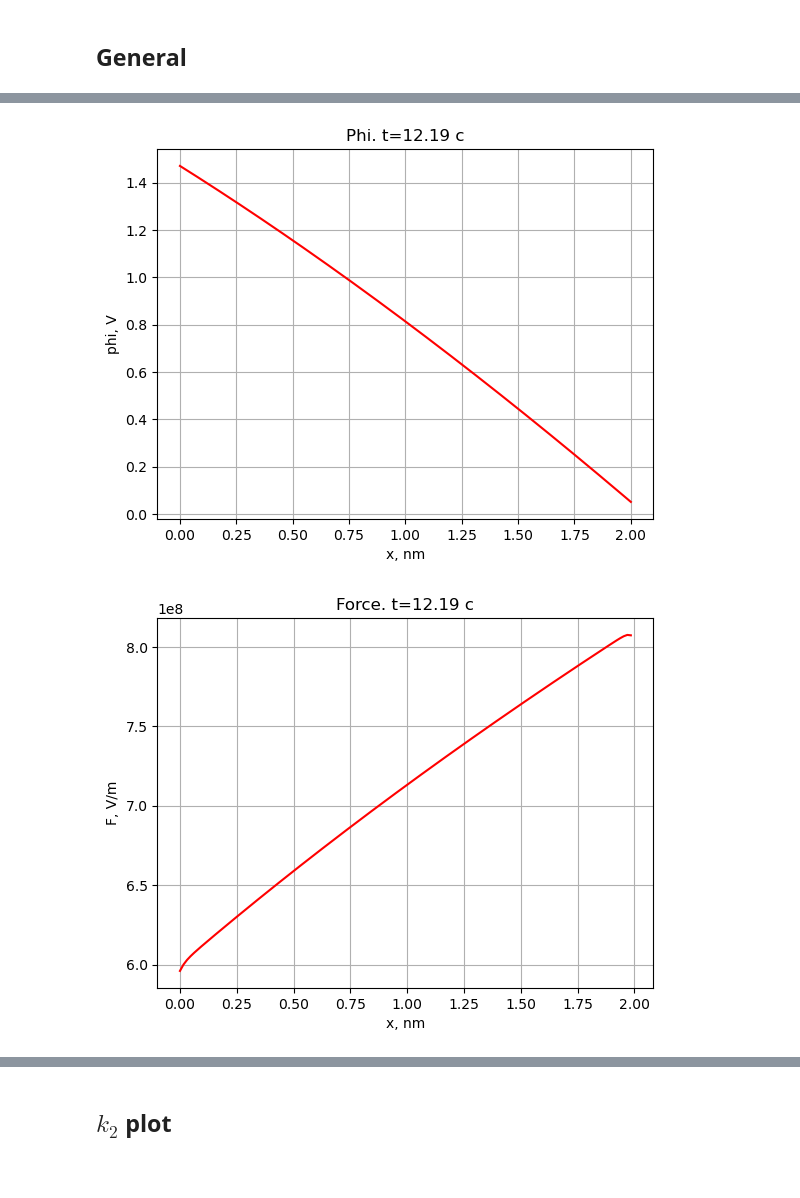
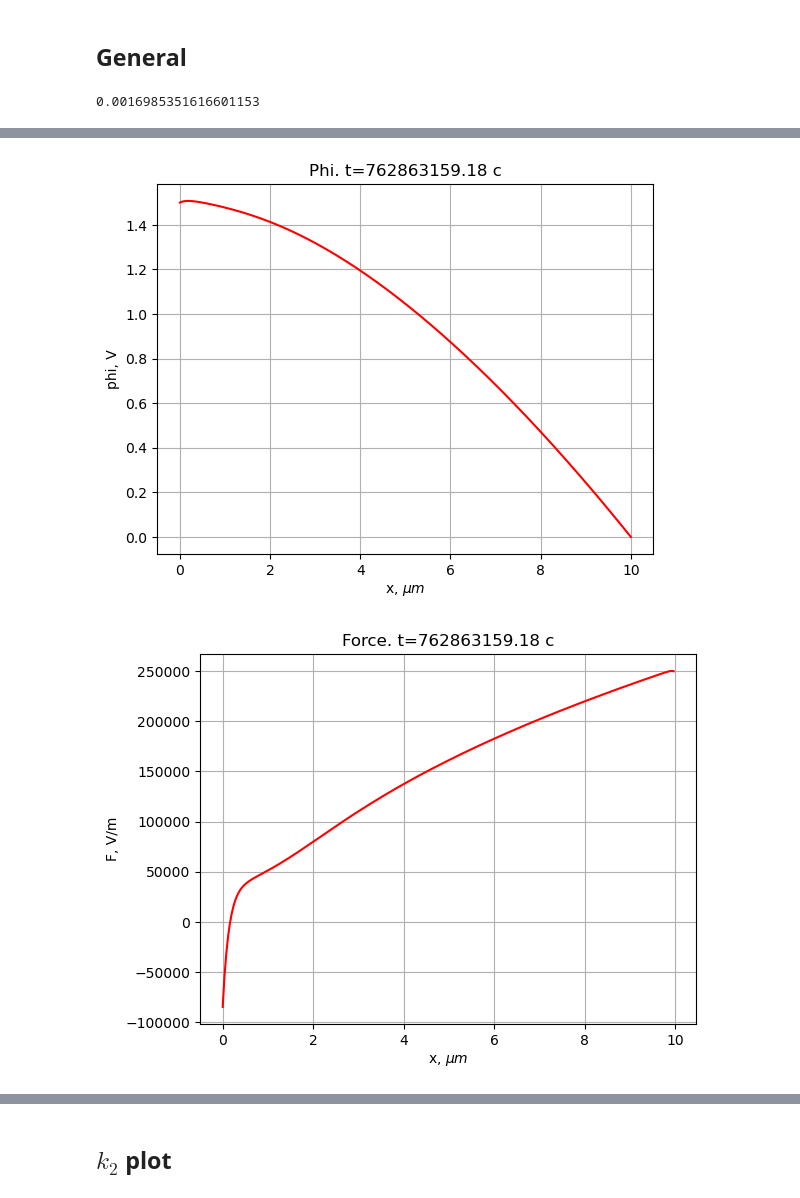
Before and after one commit to Oleg20502/OxideFilms, a Jupyter notebook: PyRPDM_2/Film_kol_1.ipynb, the cells around one changed output, grey strips where cells are left out. Saved outputs shown, nothing was run; the diff lists cells and outputs as text; code cells hidden in the pictures; blank space fills up the shorter version.

```diff
--- a/PyRPDM_2/Film_kol_1.ipynb
+++ b/PyRPDM_2/Film_kol_1.ipynb
@@ -75,10 +76,16 @@ params.x = x
 params.t = t
 params.n_save = n_save
 
-params.k1_0 = 5 * 10**(-8) / (A_J / A_C)   # reactive
-params.k2_0 = 7 * 10**(-8) / A_J
-params.k3_0 = 5 * 10**(-8) / A_J
-params.k4_0 = 5 * 10**(-8) / (A_J / A_C)    # reactive
+# params.k1_0 = 5 * 10**(-10) / (A_J / A_C)   # reactive
+# params.k2_0 = 0.996 * 2.874 * 10**(-10) / A_J
+# params.k3_0 = 0.9 * 2.874 * 10**(-10) / A_J
+# params.k4_0 = 5 * 10**(-10) / (A_J / A_C)    # reactive
+# params.k5 = 7.5
+
+params.k1_0 = 5 * 1000   # reactive
+params.k2_0 = 5 * 10
+params.k3_0 = 3.5 * 10
+params.k4_0 = 5 * 1000    # reactive
 params.k5 = 7.5
 
 params.z = [-2, 2]
@@ -96,10 +103,10 @@ params.eps_0 = 8.85 * 10**(-12)
 params.eps_f = 10
 params.eps_dl = 10
 params.eps_cdl = 78.5
-params.d_dl = 0.5 * 10**(-10) / A_L
-params.d_cdl = 1 * 10**(-10) / A_L
-params.an1 = 0.2
-params.an2 = 0.1
+params.d_dl = 0.5 * 10**(-9) / A_L
+params.d_cdl = 1 * 10**(-9) / A_L
+params.an1 = 0.2 * 10
+params.an2 = 0.1 * 10
 
 params.Ff = Ff
 params.R = R
@@ -191,30 +194,35 @@ Data_E = -(Data_phi[:, 1:] - Data_phi[:, :-1])/dx
 # Data_k2 = np.loadtxt(path+'/Data_k2.txt')
 # %%
 num = -1
-plt.plot(x*A_L/10**(-9), Data_C_MV[num]*A_C, 'r', label='MV')
-plt.plot(x*A_L/10**(-9), Data_C_OV[num]*A_C, 'b', label='OV')
+
+if num != 0 or num != 1:
+    print(np.linalg.norm(Data_C_MV[num-1] - Data_C_MV[num-2]))
+
+plt.plot(x*A_L/10**(-6), Data_C_MV[num], 'r', label='MV')
+plt.plot(x*A_L/10**(-6), Data_C_OV[num], 'b', label='OV')
 plt.title(f'Concentrations. t={t_data[num]*A_t:.2f} c')
 plt.legend()
-plt.xlabel('x, nm')
+plt.xlabel(r'x, $\mu m$')
 plt.ylabel(r'C, mol/$m^{3}$')
 plt.grid()
 #plt.savefig(path+f'C({t_data[num]:.3f}).png', format='png', dpi=300)
 plt.show()
 
-plt.plot(x*A_L/10**(-9), A_phi*Data_phi[num], 'r', label='phi')
+plt.plot(x*A_L/10**(-6), A_phi*Data_phi[num], 'r', label='phi')
 plt.title(f'Phi. t={t_data[num]*A_t:.2f} c')
-plt.xlabel('x, nm')
+plt.xlabel(r'x, $\mu m$')
 plt.ylabel('phi, V')
 plt.grid()
 #plt.savefig(path+f'phi({t_data[num]:.3f}).png', format='png', dpi=300)
 plt.show()
 
-plt.plot(x[:-1]*A_L/10**(-9), A_phi/A_L*Data_E[num], 'r', label='F')
+plt.plot(x[:-1]*A_L/10**(-6), A_phi/A_L*Data_E[num], 'r', label='F')
 plt.title(f'Force. t={t_data[num]*A_t:.2f} c')
-plt.xlabel('x, nm')
+plt.xlabel(r'x, $\mu m$')
 plt.ylabel('F, V/m')
 #plt.ylim([A_phi/A_L*F_min*0.95, A_phi/A_L*F_max*1.05])
 plt.grid()
 #plt.savefig(path+f'F({t_data[num]:.3f}).png', format='png', dpi=300)
 plt.show()
 # %% [output]
+0.0016985351616601153
@@ -222,3 +230,3 @@ plt.show()
-[figure, old version]
+[figure, new version]
-[figure, old version]
+[figure, new version]
 # %%
```
Also changed, not shown: parts of 12 cells of this notebook, 3 other files.
